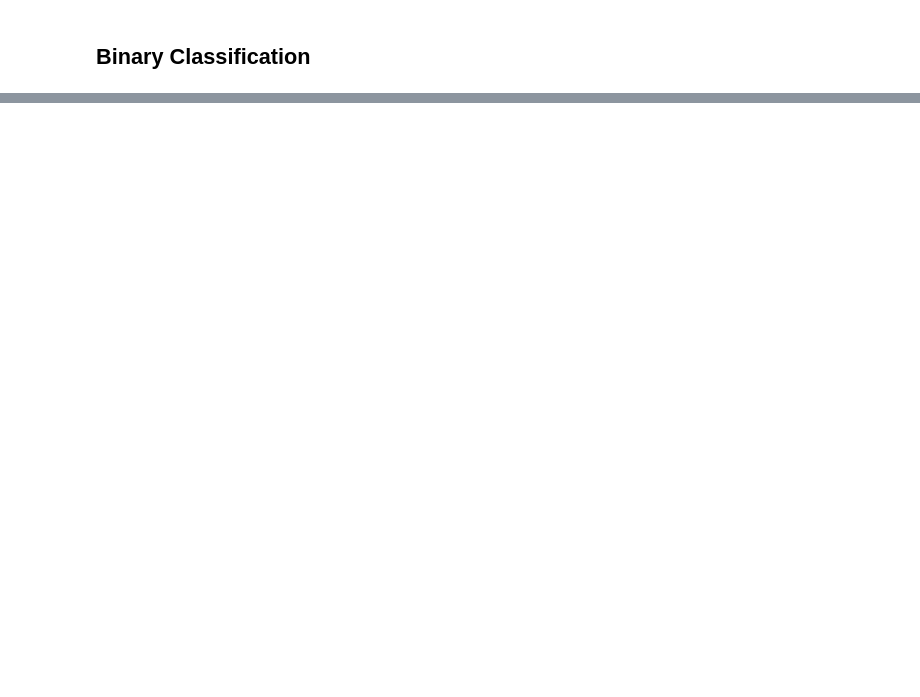
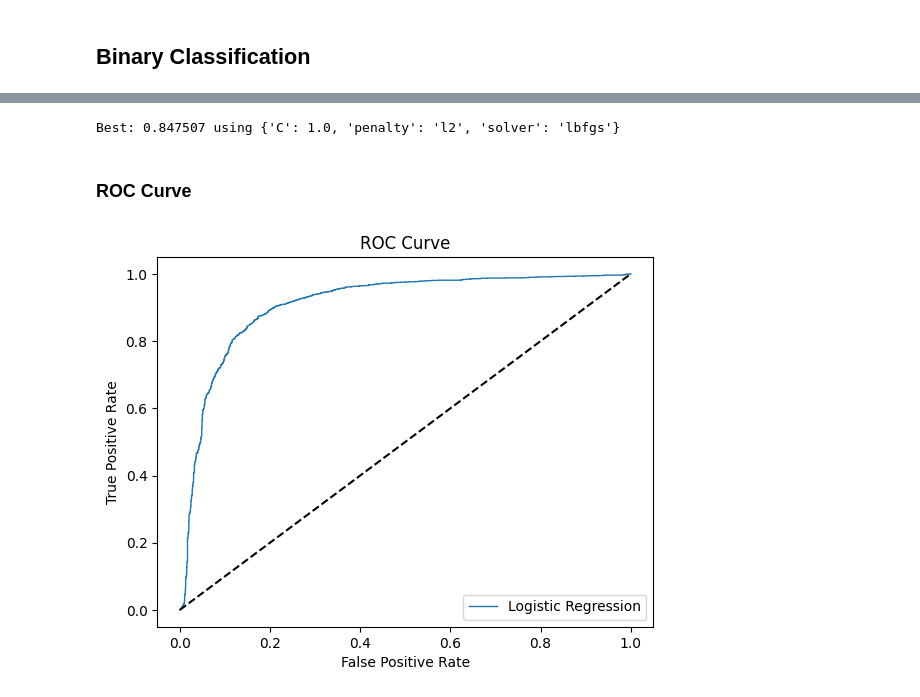
Before and after one commit to Adhammqrz/txsa-part-b, a Jupyter notebook: model/TP071594.ipynb, the cells around one changed output, grey strips where cells are left out. Drawn from its saved outputs; the diff is of its cells as text; code cells hidden in the pictures; blank space fills up the shorter version.

Commit message:
logisitc regression model - TP071594

```diff
--- a/model/TP071594.ipynb
+++ b/model/TP071594.ipynb
@@ -272,0 +311,18 @@ Name: Label, Length: 3410, dtype: int64
+# %%
+from sklearn.linear_model import LogisticRegression
+
+# ------- Logistic Regression -------
+lg_classifier_bin = LogisticRegression(max_iter=2000)
+
+
+if test:
+    sampleSize = 500
+    lg_classifier_bin.fit(X_train.sample(sampleSize, random_state=10),
+                      y_train.sample(sampleSize, random_state=10))
+else:
+    lg_classifier_bin.fit(X_train, y_train)
+
+# find the most informative words
+log_odds = lg_classifier_bin.coef_[0]
+coeff = pd.DataFrame(log_odds, X_train.columns, columns=['coef'])\
+    .sort_values(by='coef', ascending=False)
@@ -272,0 +353,62 @@ Name: Label, Length: 3410, dtype: int64
+# %%
+# for stratified cross validation
+from sklearn.model_selection import StratifiedKFold
+
+kf = StratifiedKFold(n_splits=5, shuffle=True, random_state=10)
+# %%
+# logistic regressiion
+solvers = ['newton-cg', 'lbfgs', 'liblinear']
+penalty = ['l2']
+c_values = [100, 1.0, 0.01]
+
+# define grid search
+grid = dict(solver=solvers, penalty=penalty, C=c_values)
+grid_search = GridSearchCV(estimator=lg_classifier_bin,
+                           param_grid=grid,
+                           n_jobs=-1,
+                           cv=kf,
+                           scoring='accuracy',
+                           error_score=0)
+if test:
+    sampleSize = 100
+    logistic_grid = grid_search.fit(X_train.sample(sampleSize, random_state=10),
+             y_train.sample(sampleSize, random_state=10))
+else:
+    logistic_grid = grid_search.fit(X_train, y_train)
+
+# summarize results
+print("Best: %f using %s" % (logistic_grid.best_score_, logistic_grid.best_params_))
+means = logistic_grid.cv_results_['mean_test_score']
+stds = logistic_grid.cv_results_['std_test_score']
+params = logistic_grid.cv_results_['params']
+# for mean, stdev, param in zip(means, stds, params):
+#     print("%f (%f) with: %r" % (mean, stdev, param))
+lg_classifier_best_bin = logistic_grid.best_estimator_
+# %% [output]
+Best: 0.847507 using {'C': 1.0, 'penalty': 'l2', 'solver': 'lbfgs'}
+# %% [markdown]
+### ROC Curve
+# %%
+import matplotlib.pyplot as plt
+
+from sklearn.metrics import roc_curve, roc_auc_score
+from sklearn.model_selection import cross_val_predict
+
+
+# Logistic Regression
+y_probas_logistic = cross_val_predict(lg_classifier_best_bin, X_train, y_train, cv=kf, method="predict_proba")
+y_scores_logistic = y_probas_logistic[:, 1] # score = proba of positive class
+fpr_logistic, tpr_logistic, thresholds_logistic = roc_curve(y_train, y_scores_logistic, pos_label=1)
+# %%
+def plot_roc_curve(fpr, tpr, label=None):
+    plt.plot(fpr, tpr, linewidth=1, label=label)
+    plt.plot([0, 1], [0, 1], 'k--') # dashed diagonal
+    plt.xlabel('False Positive Rate')
+    plt.ylabel('True Positive Rate')
+
+plot_roc_curve(fpr_logistic, tpr_logistic, "Logistic Regression") # Logistic Regression
+plt.title("ROC Curve")
+plt.legend(loc="lower right")
+plt.show()
+# %% [output]
+[figure, added]
```
Also changed, not shown: parts of 29 cells of this notebook.
